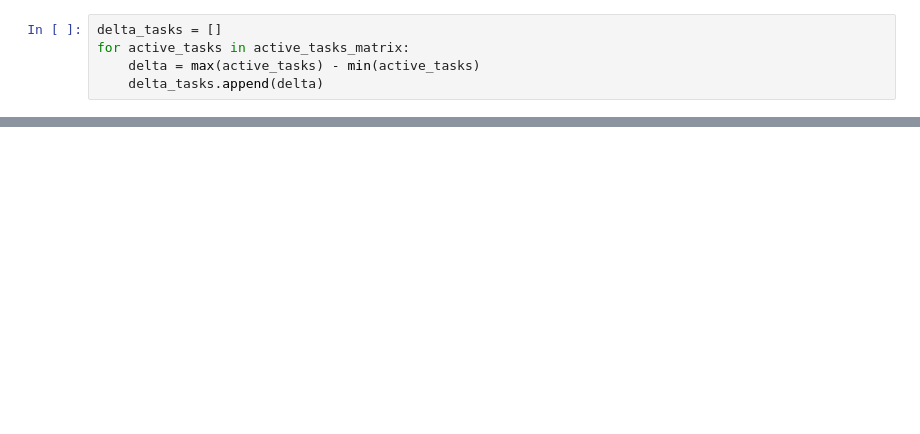
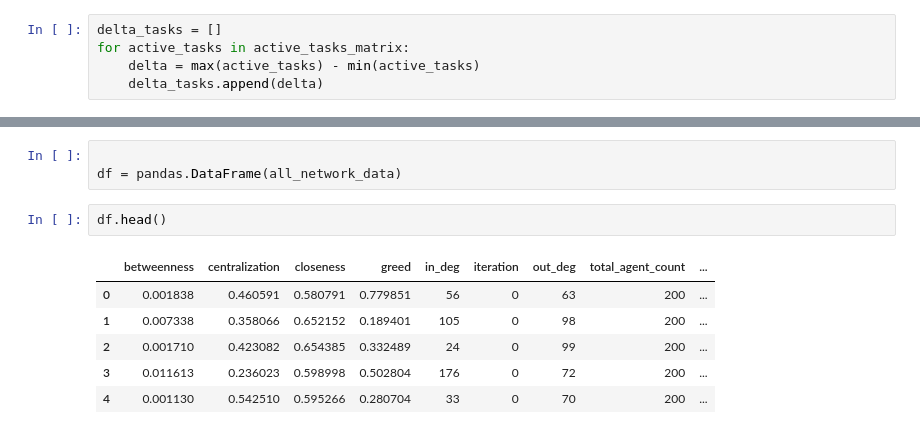
Before and after one commit to jackiekazil/goalnet, a Jupyter notebook: goalnet/analysis/Analysis 2.ipynb, the cells around one changed output, grey strips where cells are left out. Saved outputs shown, nothing was run; the diff lists cells and outputs as text; blank space fills up the shorter version.

```diff
--- a/goalnet/analysis/Analysis 2.ipynb
+++ b/goalnet/analysis/Analysis 2.ipynb
@@ -51,0 +62,12 @@ plt.scatter(agent_counts, delta_tasks)
+# %%
+
+df = pandas.DataFrame(all_network_data)
+# %%
+df.head()
+# %% [output]
+|  | betweenness | centralization | closeness | greed | in_deg | iteration | out_deg | total_agent_count | ... |
+| 0 | 0.001838 | 0.460591 | 0.580791 | 0.779851 | 56 | 0 | 63 | 200 | ... |
+| 1 | 0.007338 | 0.358066 | 0.652152 | 0.189401 | 105 | 0 | 98 | 200 | ... |
+| 2 | 0.001710 | 0.423082 | 0.654385 | 0.332489 | 24 | 0 | 99 | 200 | ... |
+| 3 | 0.011613 | 0.236023 | 0.598998 | 0.502804 | 176 | 0 | 72 | 200 | ... |
+| 4 | 0.001130 | 0.542510 | 0.595266 | 0.280704 | 33 | 0 | 70 | 200 | ... |
```
Also changed, not shown: parts of 17 cells of this notebook, 3 other files.
